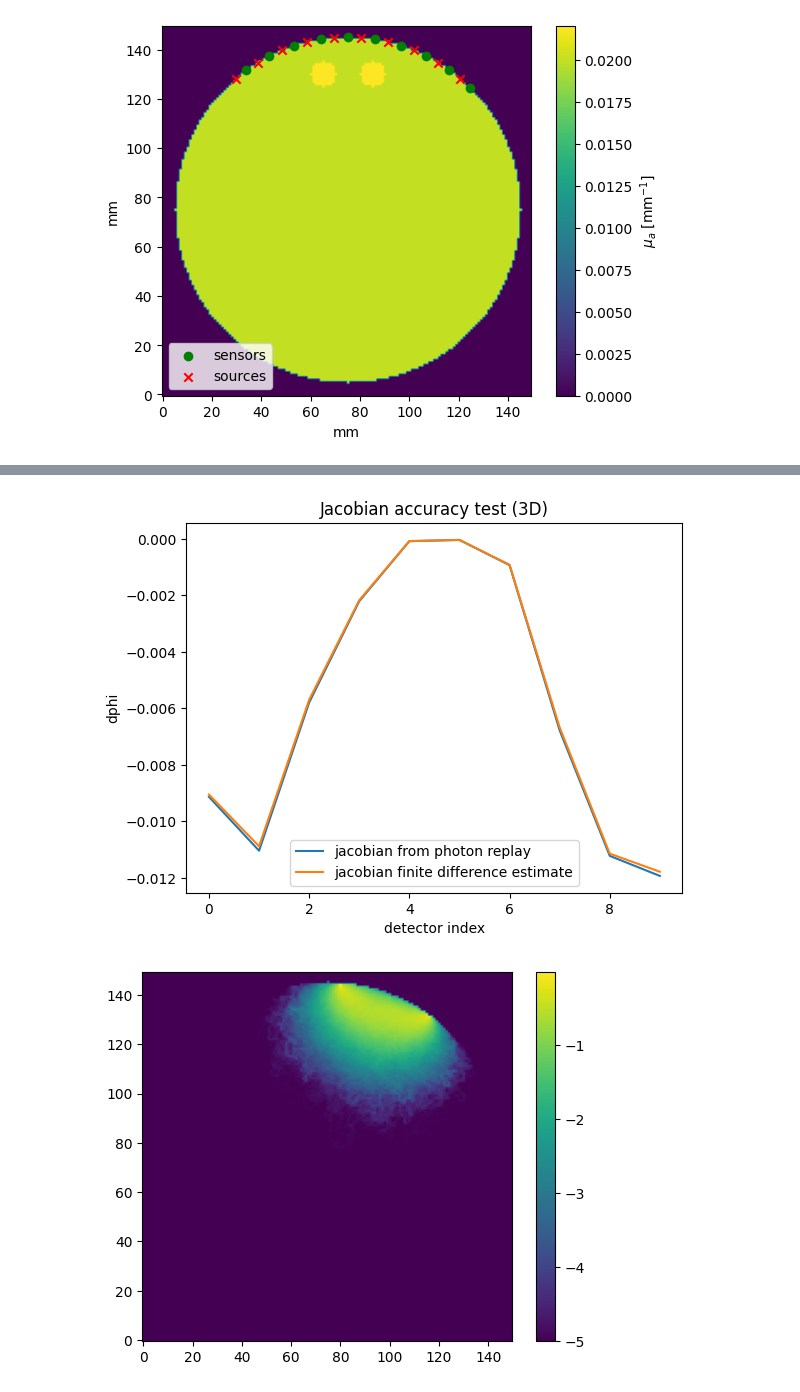
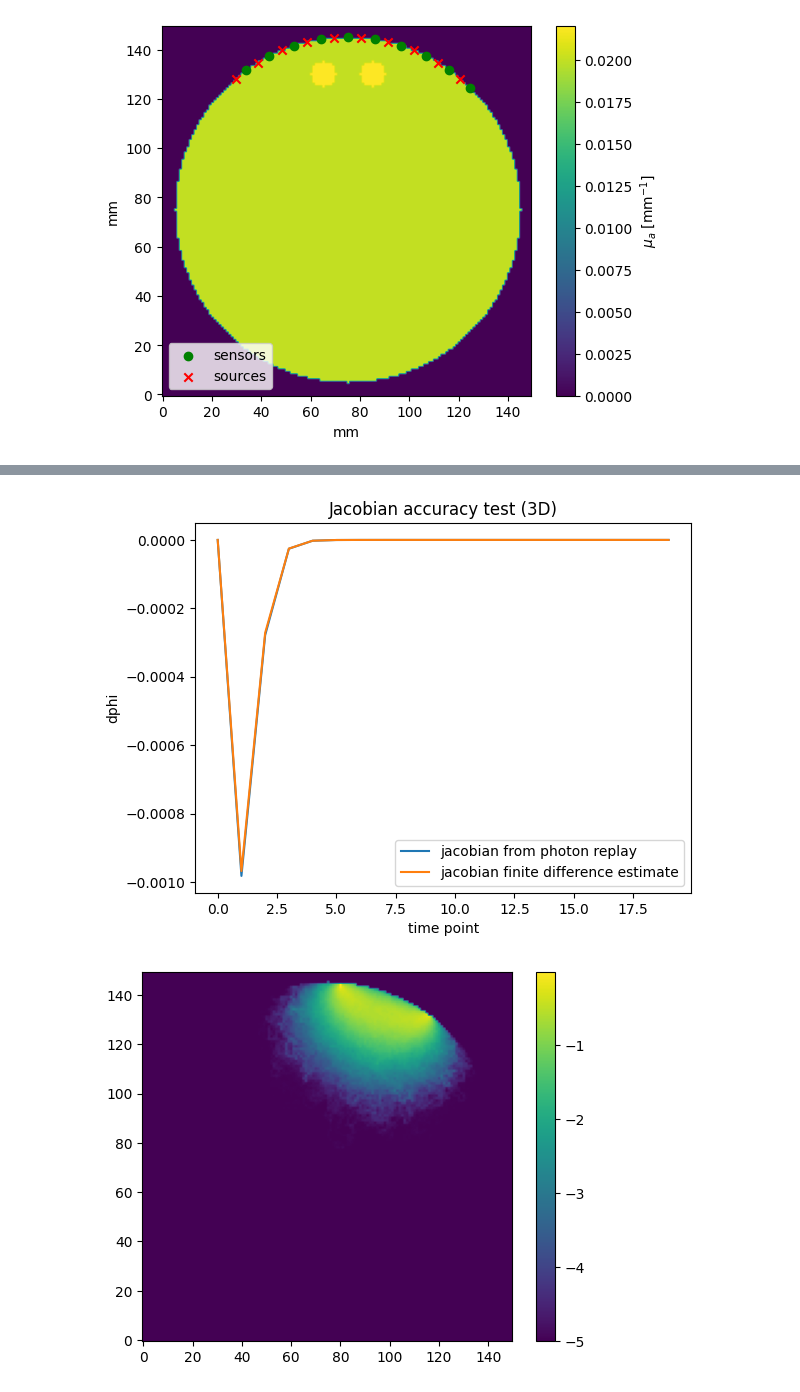
Before and after one commit to neural-imagery/tomography-experiments, a Jupyter notebook: 3d/main.ipynb, the cells around one changed output, grey strips where cells are left out. Saved outputs shown, nothing was run; the diff lists cells and outputs as text; code cells hidden in the pictures.

Commit message:
time domain jacobian works!

```diff
--- a/3d/main.ipynb
+++ b/3d/main.ipynb
@@ -110,7 +106,7 @@ def forward(volume, optical_properties, source_positions, source_directions,
         'vol': volume,
         'tstart': 0,
         'tend': 1e-8,
-        'tstep': 1e-8,
+        'tstep': 5e-10,
         'srcpos': source_positions,
         'srcdir': source_directions,
         'prop': optical_properties,
@@ -134,7 +130,7 @@ def compute_jacobian(forward_result, config):
     result = pmcx.run(config)
     return result, config
 # %%
-source_index = 4
+source_index = 3
 
 optical_properties_bg = np.array([
     [0,0,1,1],
@@ -200,7 +218,13 @@ dphi = dphi.squeeze()
 # dphi_fd = (intensity_true - intensity_bg) / intensity_true
 
 # METHOD 2 for getting finite difference approximation (using the same photons)
-intensity_bg = get_cw_data(res_bg, cfg_bg)
-intensity_true = get_cw_data(res_bg, cfg_true) # note we use res_bg here too
+data_bg, t = get_td_data(res_bg, cfg_bg)
+data_true, _ = get_td_data(res_bg, cfg_true)
 
-dphi_fd = (intensity_true - intensity_bg) / intensity_true
+cw_data_bg = np.sum(data_true, axis=0)[np.newaxis, :]
+dphi_fd = (data_true - data_bg) / cw_data_bg
+
+# intensity_bg = get_cw_data(res_bg, cfg_bg)
+# intensity_true = get_cw_data(res_bg, cfg_true) # note we use res_bg here too
+
+# dphi_fd = (intensity_true - intensity_bg) / intensity_true
@@ -207,13 +261,14 @@ dphi_fd = (intensity_true - intensity_bg) / intensity_true
 # %%
-plt.plot(dphi, label="jacobian from photon replay")
-plt.plot(dphi_fd, label="jacobian finite difference estimate")
+detidx = 1
+plt.plot(dphi[:,detidx], label="jacobian from photon replay")
+plt.plot(dphi_fd[:, detidx], label="jacobian finite difference estimate")
 plt.legend()
-plt.xlabel("detector index")
+plt.xlabel("time point")
 plt.ylabel("dphi")
 plt.title("Jacobian accuracy test (3D)")
 plt.show()
 # %% [output]
-[figure, old version]
+[figure, new version]
 # %%
 plt.imshow((np.log10(res_jac['flux'][nz//2, :, :, 0,1]+1e-5)))
 plt.gca().invert_yaxis()
```
Also changed, not shown: parts of 9 cells of this notebook, 1 other file.
